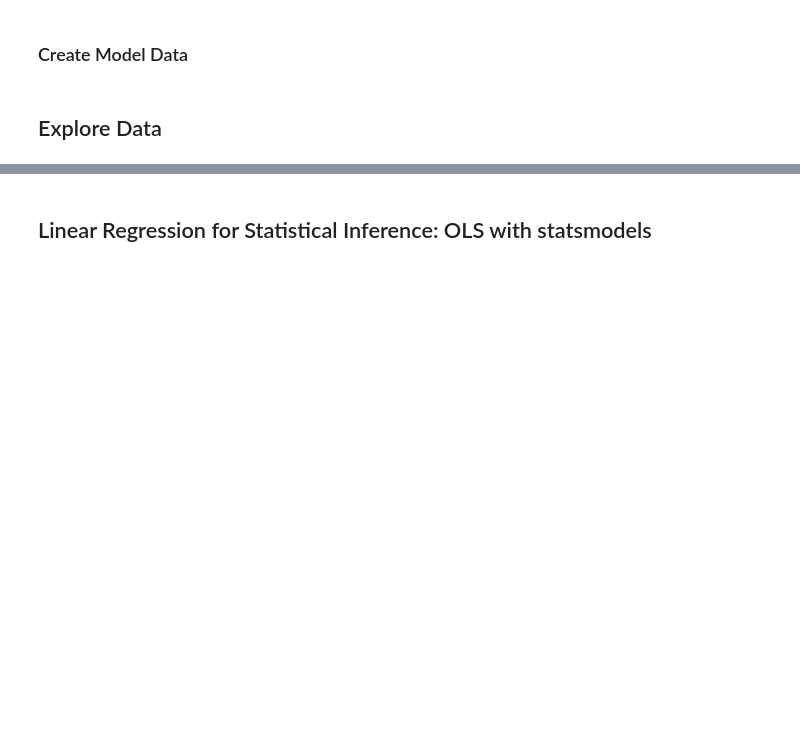
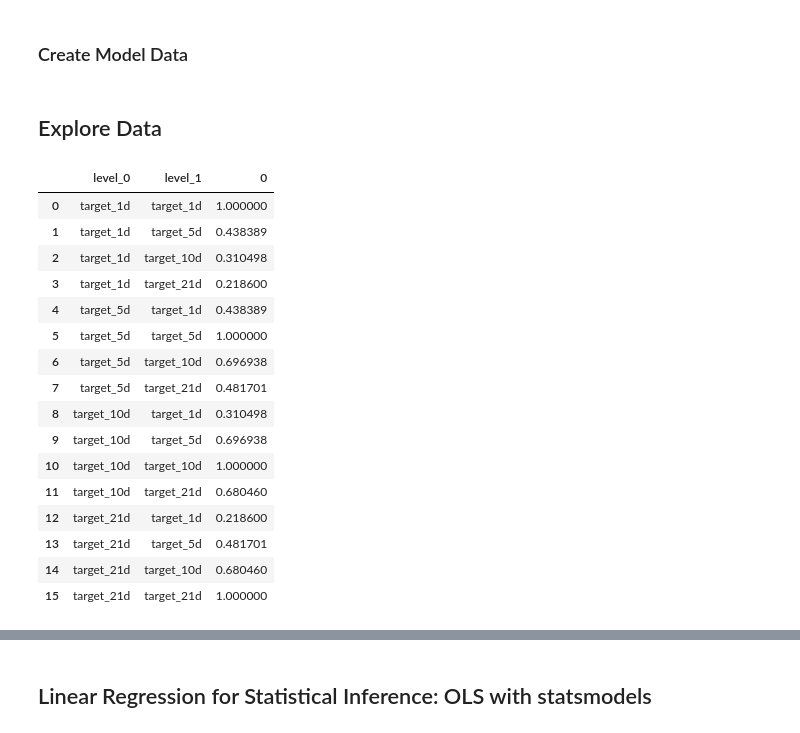
Before and after one commit to troismph/ml4t, a Jupyter notebook: 07_linear_models/04_statistical_inference_of_stock_returns_with_statsmodels.ipynb, the cells around one changed output, grey strips where cells are left out. Saved outputs shown, nothing was run; the diff lists cells and outputs as text; code cells hidden in the pictures; blank space fills up the shorter version.

```diff
--- a/07_linear_models/04_statistical_inference_of_stock_returns_with_statsmodels.ipynb
+++ b/07_linear_models/04_statistical_inference_of_stock_returns_with_statsmodels.ipynb
@@ -58,6 +60,28 @@ X = data.drop(y.columns, axis=1)
 X = X.drop(['dollar_vol', 'dollar_vol_rank', 'volume', 'consumer_durables'], axis=1)
 # %% [markdown]
 ## Explore Data
+# %%
+s = y.corr().stack()
+# %%
+s.reset_index()
+# %% [output]
+|  | level_0 | level_1 | 0 |
+| 0 | target_1d | target_1d | 1.000000 |
+| 1 | target_1d | target_5d | 0.438389 |
+| 2 | target_1d | target_10d | 0.310498 |
+| 3 | target_1d | target_21d | 0.218600 |
+| 4 | target_5d | target_1d | 0.438389 |
+| 5 | target_5d | target_5d | 1.000000 |
+| 6 | target_5d | target_10d | 0.696938 |
+| 7 | target_5d | target_21d | 0.481701 |
+| 8 | target_10d | target_1d | 0.310498 |
+| 9 | target_10d | target_5d | 0.696938 |
+| 10 | target_10d | target_10d | 1.000000 |
+| 11 | target_10d | target_21d | 0.680460 |
+| 12 | target_21d | target_1d | 0.218600 |
+| 13 | target_21d | target_5d | 0.481701 |
+| 14 | target_21d | target_10d | 0.680460 |
+| 15 | target_21d | target_21d | 1.000000 |
 # %%
 sns.clustermap(y.corr(), cmap=sns.diverging_palette(h_neg=20, h_pos=220), center=0, annot=True, fmt='.2%');
 # %% [output]
```
Also changed, not shown: parts of 12 cells of this notebook, 8 other files.
